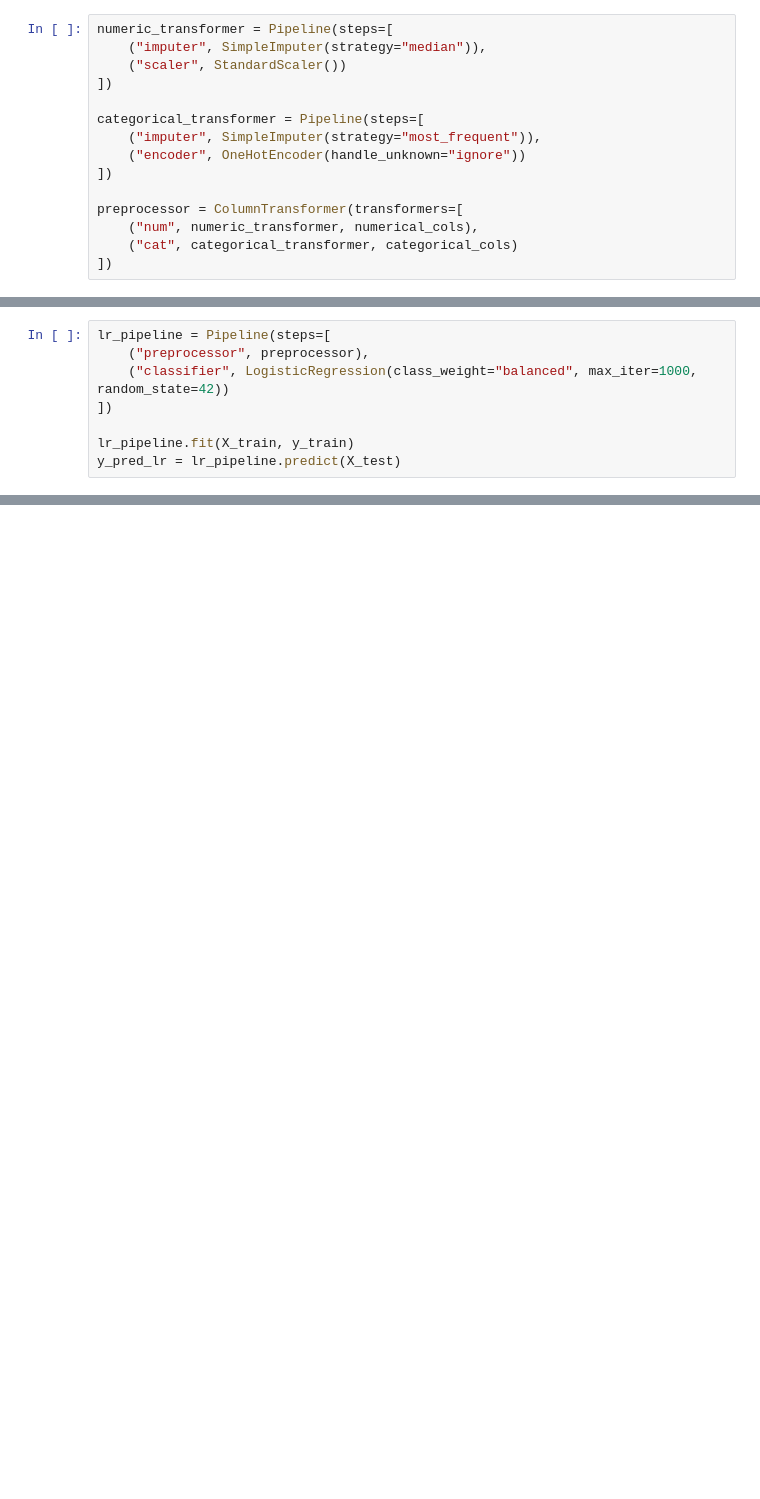
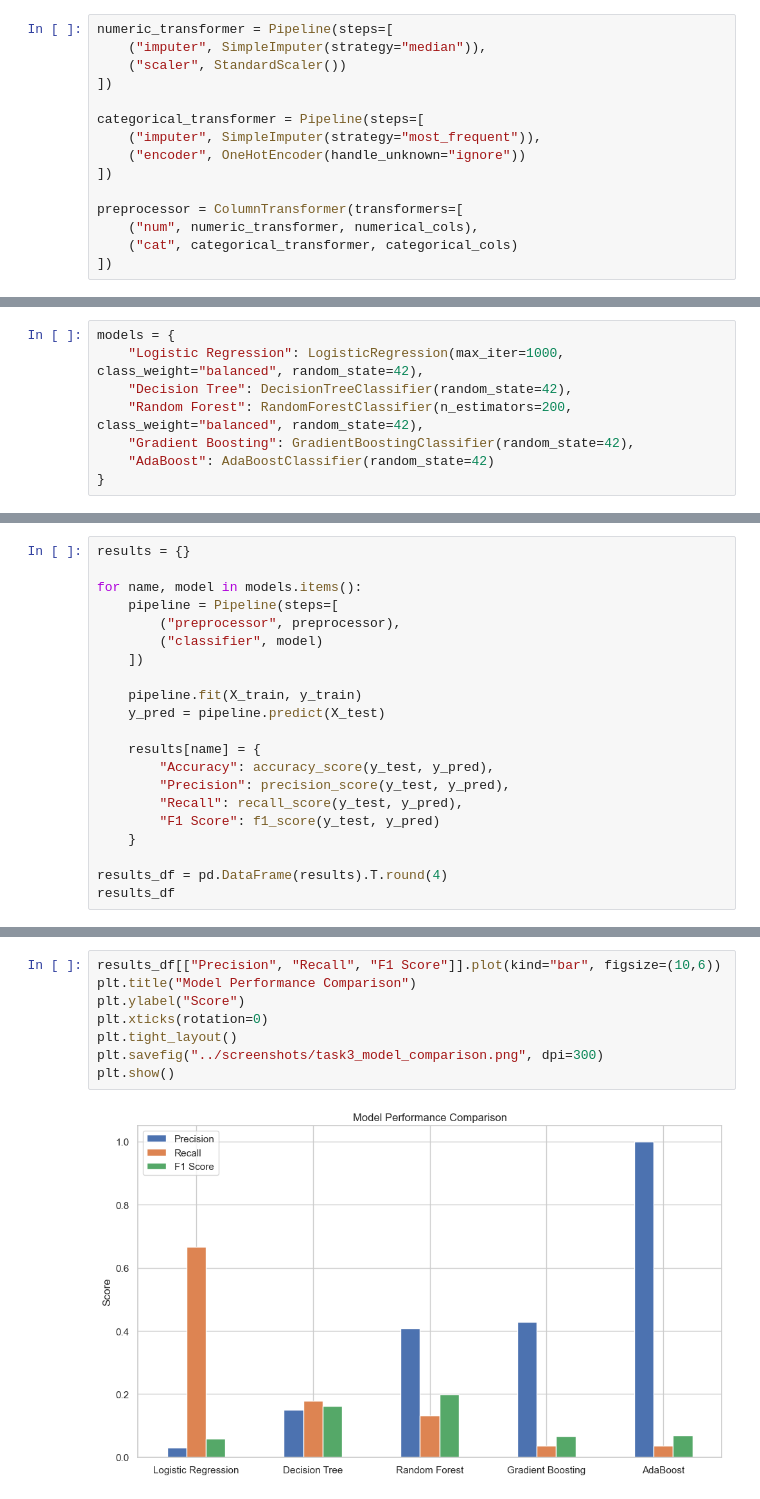
Before and after one commit to YaseenMunowwar/st20357375-CMP7005PRAC1-credit-card-fraud, a Jupyter notebook: notebooks/st20357375_CMP7005_PRAC1_Final.ipynb, the cells around one changed output, grey strips where cells are left out. Drawn from its saved outputs; the diff is of its cells as text; blank space fills up the shorter version.

```diff
--- a/notebooks/st20357375_CMP7005_PRAC1_Final.ipynb
+++ b/notebooks/st20357375_CMP7005_PRAC1_Final.ipynb
@@ -438,8 +591,0 @@ Logistic Regression was used as a baseline model because it is interpretable, ef
-# %%
-lr_pipeline = Pipeline(steps=[
-    ("preprocessor", preprocessor),
-    ("classifier", LogisticRegression(class_weight="balanced", max_iter=1000, random_state=42))
-])
-
-lr_pipeline.fit(X_train, y_train)
-y_pred_lr = lr_pipeline.predict(X_test)
@@ -623,0 +604,8 @@ Finally, preprocessing pipelines and candidate models were saved appropriately,
+# %%
+models = {
+    "Logistic Regression": LogisticRegression(max_iter=1000, class_weight="balanced", random_state=42),
+    "Decision Tree": DecisionTreeClassifier(random_state=42),
+    "Random Forest": RandomForestClassifier(n_estimators=200, class_weight="balanced", random_state=42),
+    "Gradient Boosting": GradientBoostingClassifier(random_state=42),
+    "AdaBoost": AdaBoostClassifier(random_state=42)
+}
@@ -623,0 +616,21 @@ Finally, preprocessing pipelines and candidate models were saved appropriately,
+# %%
+results = {}
+
+for name, model in models.items():
+    pipeline = Pipeline(steps=[
+        ("preprocessor", preprocessor),
+        ("classifier", model)
+    ])
+
+    pipeline.fit(X_train, y_train)
+    y_pred = pipeline.predict(X_test)
+
+    results[name] = {
+        "Accuracy": accuracy_score(y_test, y_pred),
+        "Precision": precision_score(y_test, y_pred),
+        "Recall": recall_score(y_test, y_pred),
+        "F1 Score": f1_score(y_test, y_pred)
+    }
+
+results_df = pd.DataFrame(results).T.round(4)
+results_df
@@ -623,0 +648,10 @@ Finally, preprocessing pipelines and candidate models were saved appropriately,
+# %%
+results_df[["Precision", "Recall", "F1 Score"]].plot(kind="bar", figsize=(10,6))
+plt.title("Model Performance Comparison")
+plt.ylabel("Score")
+plt.xticks(rotation=0)
+plt.tight_layout()
+plt.savefig("../screenshots/task3_model_comparison.png", dpi=300)
+plt.show()
+# %% [output]
+[figure, added]
```
Also changed, not shown: parts of 101 cells of this notebook, 14 other files.
